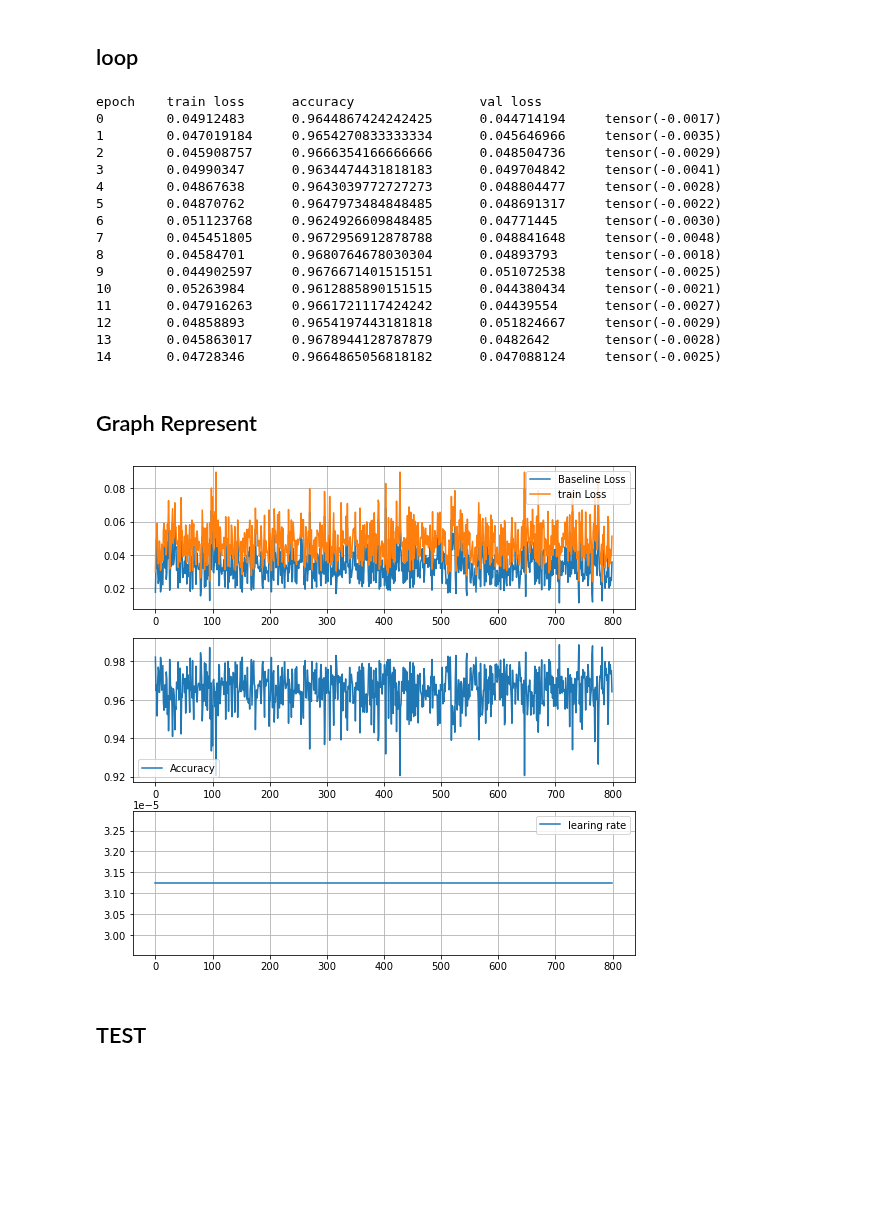
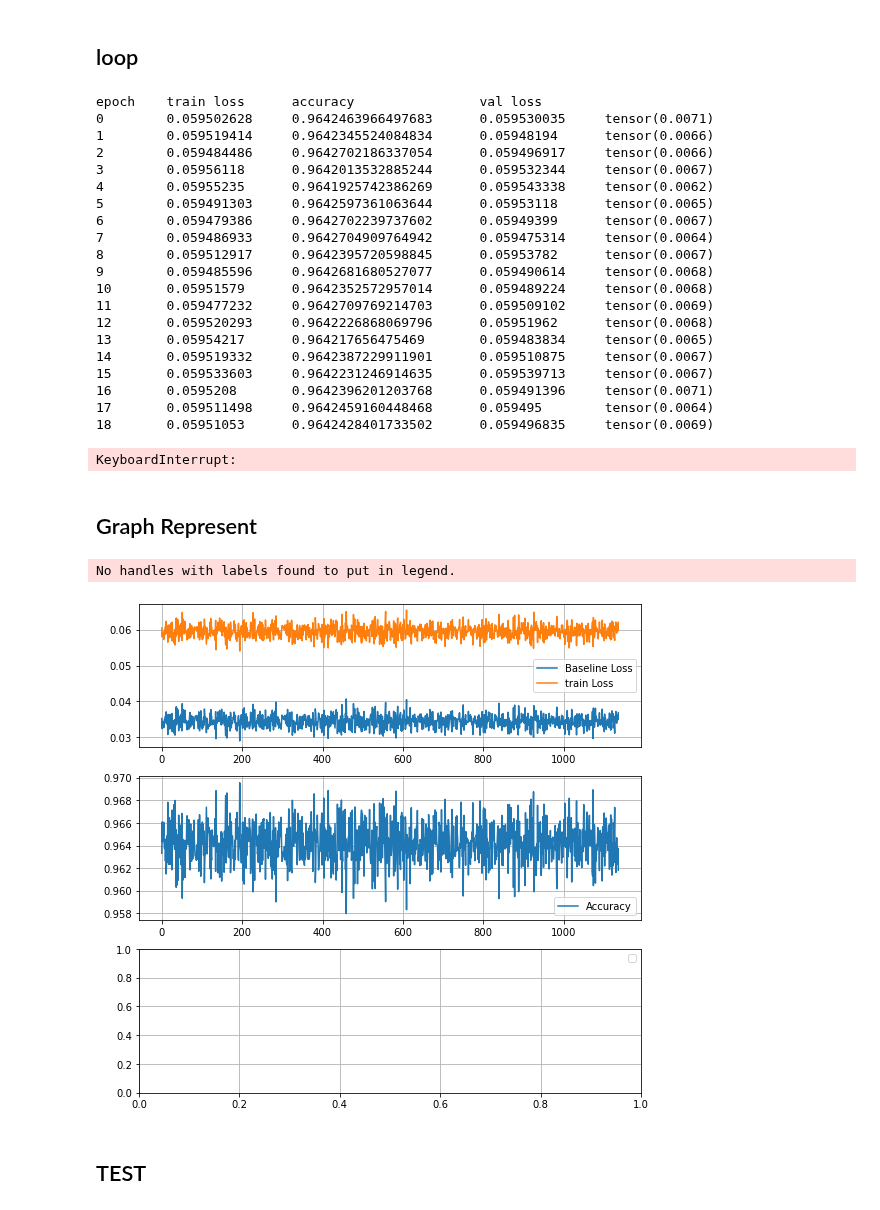
Before and after one commit to neennera/AI_single-music-note-classification, a Jupyter notebook: model_convo.ipynb, the cells around one changed output. Saved outputs shown, nothing was run; the diff lists cells and outputs as text; code cells hidden in the pictures; blank space fills up the shorter version.

Commit message:
checkpoint 18 epoch

```diff
--- a/model_convo.ipynb
+++ b/model_convo.ipynb
@@ -210,30 +198,36 @@ model = model.to(device)
 #model.load_state_dict(torch.load("weight/convo1/mymodel.pt"))
 # %%
 losses, metrics, baseline = [], [], []
+lr_log=[]
 
 lr=3e-4
 optimizer = torch.optim.Adam(model.parameters(), lr)
 model=Model()
-model.load_state_dict(torch.load("weight/linear/mymodel.pt"))
-get_epoch(15)
-torch.save(model.state_dict(), "weight/linear/mymodel.pt")
+model.load_state_dict(torch.load("weight/convo/mymodel.pt"))
+get_epoch(10)
+torch.save(model.state_dict(), "weight/convo/mymodel.pt")
 # %% [output]
 epoch    train loss      accuracy                val loss
-0        0.04912483      0.9644867424242425      0.044714194     tensor(-0.0017)
-1        0.047019184     0.9654270833333334      0.045646966     tensor(-0.0035)
-2        0.045908757     0.9666354166666666      0.048504736     tensor(-0.0029)
-3        0.04990347      0.9634474431818183      0.049704842     tensor(-0.0041)
-4        0.04867638      0.9643039772727273      0.048804477     tensor(-0.0028)
-5        0.04870762      0.9647973484848485      0.048691317     tensor(-0.0022)
-6        0.051123768     0.9624926609848485      0.04771445      tensor(-0.0030)
-7        0.045451805     0.9672956912878788      0.048841648     tensor(-0.0048)
-8        0.04584701      0.9680764678030304      0.04893793      tensor(-0.0018)
-9        0.044902597     0.9676671401515151      0.051072538     tensor(-0.0025)
-10       0.05263984      0.9612885890151515      0.044380434     tensor(-0.0021)
-11       0.047916263     0.9661721117424242      0.04439554      tensor(-0.0027)
-12       0.04858893      0.9654197443181818      0.051824667     tensor(-0.0029)
-13       0.045863017     0.9678944128787879      0.0482642       tensor(-0.0028)
-14       0.04728346      0.9664865056818182      0.047088124     tensor(-0.0025)
+0        0.059502628     0.9642463966497683      0.059530035     tensor(0.0071)
+1        0.059519414     0.9642345524084834      0.05948194      tensor(0.0066)
+2        0.059484486     0.9642702186337054      0.059496917     tensor(0.0066)
+3        0.05956118      0.9642013532885244      0.059532344     tensor(0.0067)
+4        0.05955235      0.9641925742386269      0.059543338     tensor(0.0062)
+5        0.059491303     0.9642597361063644      0.05953118      tensor(0.0065)
+6        0.059479386     0.9642702239737602      0.05949399      tensor(0.0067)
+7        0.059486933     0.9642704909764942      0.059475314     tensor(0.0064)
+8        0.059512917     0.9642395720598845      0.05953782      tensor(0.0067)
+9        0.059485596     0.9642681680527077      0.059490614     tensor(0.0068)
+10       0.05951579      0.9642352572957014      0.059489224     tensor(0.0068)
+11       0.059477232     0.9642709769214703      0.059509102     tensor(0.0069)
+12       0.059520293     0.9642226868069796      0.05951962      tensor(0.0068)
+13       0.05954217      0.964217656475469       0.059483834     tensor(0.0065)
+14       0.059519332     0.9642387229911901      0.059510875     tensor(0.0067)
+15       0.059533603     0.9642231246914635      0.059539713     tensor(0.0067)
+16       0.0595208       0.9642396201203768      0.059491396     tensor(0.0071)
+17       0.059511498     0.9642459160448468      0.059495        tensor(0.0064)
+18       0.05951053      0.9642428401733502      0.059496835     tensor(0.0069)
+KeyboardInterrupt:
 # %%
 with open('weight/convo1/baseline_log.pkl', 'rb') as f:
     baseline_log = pickle.load(f)
@@ -268,24 +260,25 @@ baseline_log = baseline_log + baseline
 # %%
 x = torch.arange(len(acc_log)).numpy()
 fig,ax = plt.subplots(3,1,figsize=(9, 9))
 
 #0 = loss & baseline
 #1 = Accuracy
 #2 = learing rate
 
 ax[0].plot(x, baseline_log, label="Baseline Loss")
 ax[0].plot(x, loss_log, label="train Loss")
 ax[1].plot(x, acc_log, label="Accuracy")
-ax[2].plot(x, lr_log, label="learing rate")
+#ax[2].plot(len(x), lr_log, label="learing rate")
 
 for k in ax :
     k.legend()
     k.grid(True)
 
 
 fig.show()
 # %% [output]
+No handles with labels found to put in legend.
-[figure, old version]
+[figure, new version]
 # %%
 with open('weight/convo1/baseline_log.pkl', 'wb') as f:
     pickle.dump(baseline_log, f)
```
Also changed, not shown: parts of 12 cells of this notebook, 9 other files.
